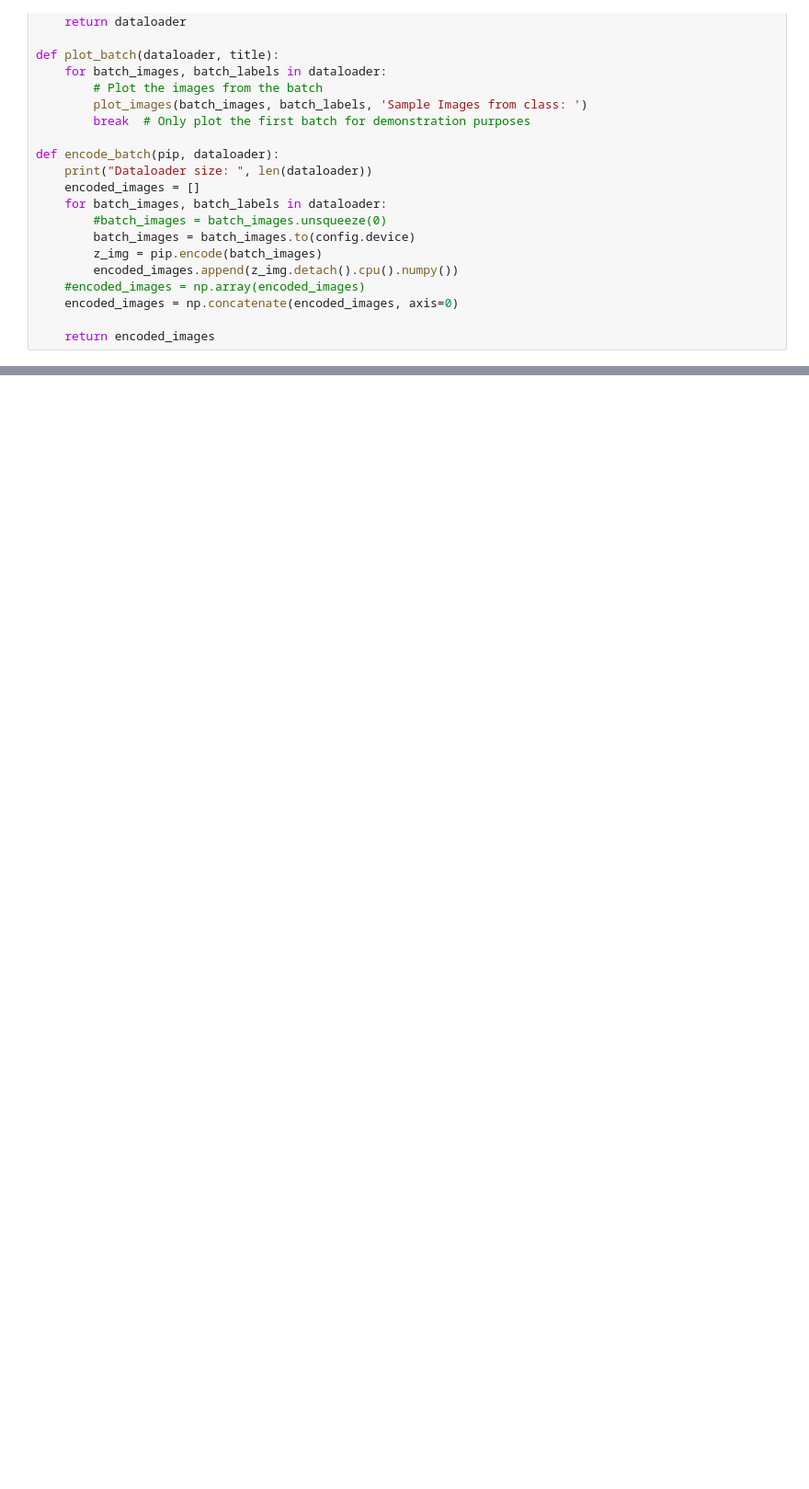
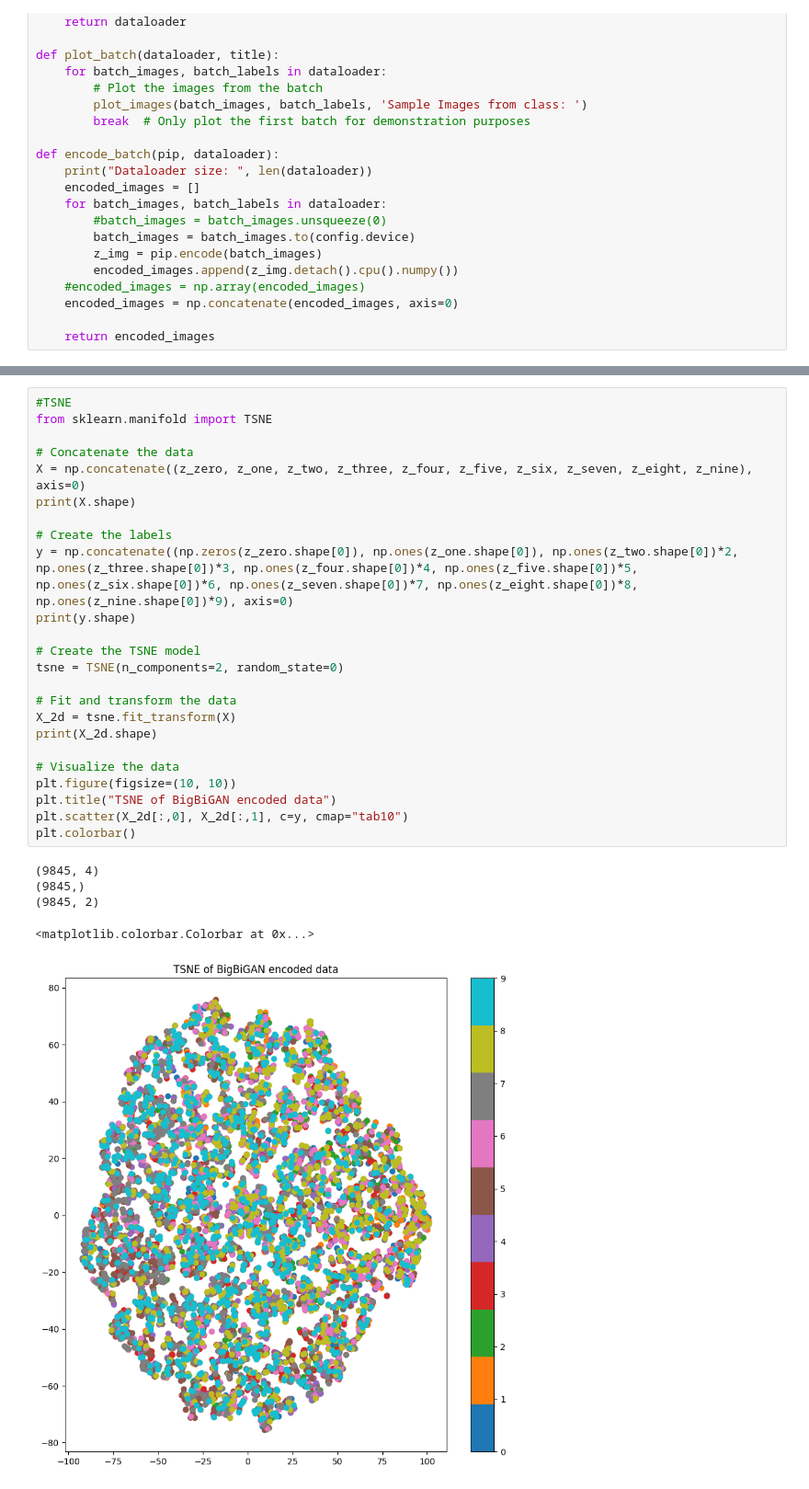
Before and after one commit to marco-bernardi/BigBiGAN-PyTorch, a Jupyter notebook: PAC.ipynb, the cells around one changed output, grey strips where cells are left out. Shown at 92% size. Cells and saved outputs as stored; diff of their text form; blank space fills up the shorter version.

```diff
--- a/PAC.ipynb
+++ b/PAC.ipynb
@@ -216,3 +284,33 @@ Dataloader size:  1009
+# %%
+#TSNE
+from sklearn.manifold import TSNE
+
+# Concatenate the data
+X = np.concatenate((z_zero, z_one, z_two, z_three, z_four, z_five, z_six, z_seven, z_eight, z_nine), axis=0)
+print(X.shape)
+
+# Create the labels
+y = np.concatenate((np.zeros(z_zero.shape[0]), np.ones(z_one.shape[0]), np.ones(z_two.shape[0])*2, np.ones(z_three.shape[0])*3, np.ones(z_four.shape[0])*4, np.ones(z_five.shape[0])*5, np.ones(z_six.shape[0])*6, np.ones(z_seven.shape[0])*7, np.ones(z_eight.shape[0])*8, np.ones(z_nine.shape[0])*9), axis=0)
+print(y.shape)
+
+# Create the TSNE model
+tsne = TSNE(n_components=2, random_state=0)
+
+# Fit and transform the data
+X_2d = tsne.fit_transform(X)
+print(X_2d.shape)
+
+# Visualize the data
+plt.figure(figsize=(10, 10))
+plt.title("TSNE of BigBiGAN encoded data")
+plt.scatter(X_2d[:,0], X_2d[:,1], c=y, cmap="tab10")
+plt.colorbar()
+# %% [output]
+(9845, 4)
+(9845,)
+(9845, 2)
+<matplotlib.colorbar.Colorbar at 0x...>
+[figure, added]
 # %%
 
 all_data_np = np.concatenate([z_zero, z_one, z_two, z_three, z_four, z_five, z_six, z_seven, z_eight, z_nine], axis=0)
```
Also changed, not shown: parts of 16 cells of this notebook, 31 other files.
